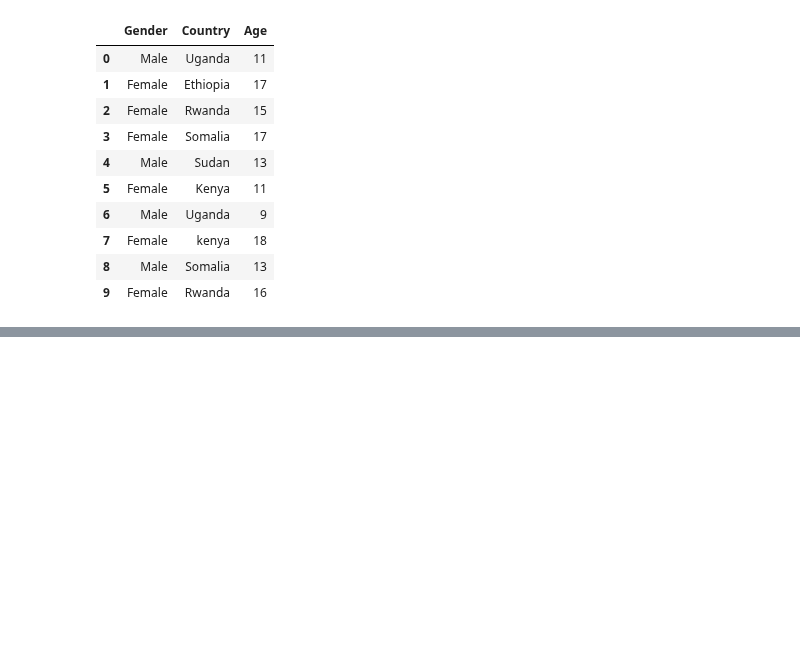
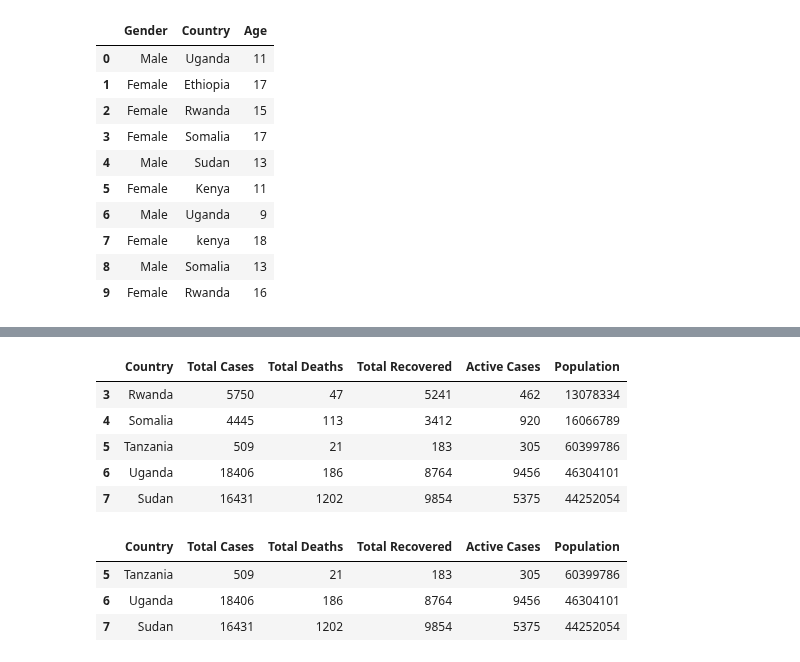
Before and after one commit to Muhammed1978/Amazon-Product-Review-Analysis, a Jupyter notebook: DataAnalysis_Pandas0.ipynb, the cells around one changed output, grey strips where cells are left out. Saved outputs shown, nothing was run; the diff lists cells and outputs as text; code cells hidden in the pictures; blank space fills up the shorter version.

```diff
--- a/DataAnalysis_Pandas0.ipynb
+++ b/DataAnalysis_Pandas0.ipynb
@@ -337,0 +372,16 @@ registrations_df.tail(10)
+# %%
+COVID19data_df.tail()
+# %% [output]
+|  | Country | Total Cases | Total Deaths | Total Recovered | Active Cases | Population |
+| 3 | Rwanda | 5750 | 47 | 5241 | 462 | 13078334 |
+| 4 | Somalia | 4445 | 113 | 3412 | 920 | 16066789 |
+| 5 | Tanzania | 509 | 21 | 183 | 305 | 60399786 |
+| 6 | Uganda | 18406 | 186 | 8764 | 9456 | 46304101 |
+| 7 | Sudan | 16431 | 1202 | 9854 | 5375 | 44252054 |
+# %%
+COVID19data_df.tail(3)
+# %% [output]
+|  | Country | Total Cases | Total Deaths | Total Recovered | Active Cases | Population |
+| 5 | Tanzania | 509 | 21 | 183 | 305 | 60399786 |
+| 6 | Uganda | 18406 | 186 | 8764 | 9456 | 46304101 |
+| 7 | Sudan | 16431 | 1202 | 9854 | 5375 | 44252054 |
```
Also changed, not shown: parts of 5 cells of this notebook.
